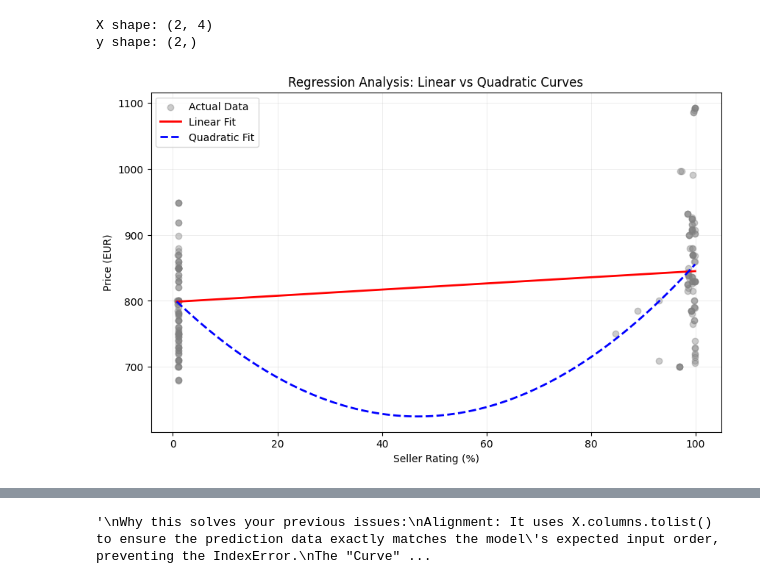
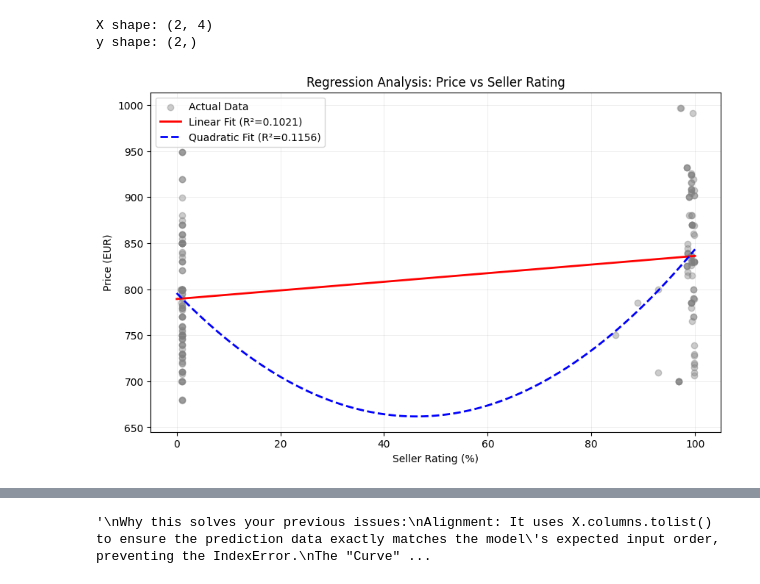
Before and after one commit to bacinstory9/SMLab_iPhone17, a Jupyter notebook: Trusted_seller_regression.ipynb, the cells around one changed output, grey strips where cells are left out. Cells and saved outputs as stored; diff of their text form; code cells hidden in the pictures.

```diff
--- a/Trusted_seller_regression.ipynb
+++ b/Trusted_seller_regression.ipynb
@@ -175,59 +175,90 @@ print(f"y shape: {y.shape}")
 X shape: (2, 4)
 y shape: (2,)
 # %%
+import re
+
+def clean_price(value):
+    if pd.isna(value): return np.nan
+    # Remove currency symbols and spaces, replace comma with dot
+    res = re.sub(r'[^\d,.-]', '', str(value)).replace(',', '.')
+    try:
+        return float(res)
+    except:
+        return np.nan
+
+def clean_numeric(value):
+    if pd.isna(value): return np.nan
+    # Extract only digits and decimal points (handles % and other text)
+    res = re.sub(r'[^\d,.-]', '', str(value)).replace(',', '.')
+    try:
+        return float(res)
+    except:
+        return np.nan
+
+
 import matplotlib.pyplot as plt
+import numpy as np
+import pandas as pd
+import statsmodels.api as sm
 
-# --- 1. SETUP MODELS ---
-# Linear model (already done as trust_model)
-model_lin = trust_model
+# --- 1. DATA PREPARATION ---
+model_df = df.copy()
 
-# Create Quadratic model (Price ~ Rating + Rating^2 + Others)
-X_quad = X.copy()
-X_quad["rating_squared"] = X_quad["seller_rating"] ** 2
+# Menggunakan fungsi pembersihan Anda
+model_df["price"] = model_df["Preis"].apply(clean_price)
+model_df["seller_rating"] = model_df["Seller Rating"].apply(clean_numeric)
+model_df["available_stock"] = model_df["Verfugbar"].apply(clean_numeric)
+model_df["number_sold"] = model_df["verkauft"].apply(clean_numeric)
+
+# Drop NaNs hanya pada kolom yang kita butuhkan untuk model
+# Ini penting agar regresi tidak error
+df_clean = model_df.dropna(subset=['price', 'seller_rating']).copy()
+
+# Scaling untuk stabilitas numerik (mencegah RuntimeWarning)
+df_clean['rating_scaled'] = df_clean['seller_rating'] / 100
+
+# --- 2. SETUP MODELS ---
+y = df_clean['price']
+# Menambahkan kolom 'const' untuk intercept
+X_lin = sm.add_constant(df_clean[['rating_scaled']])
+
+# Fit Linear Model
+model_lin = sm.OLS(y, X_lin).fit()
+
+# Fit Quadratic Model
+X_quad = X_lin.copy()
+X_quad["rating_squared"] = X_quad["rating_scaled"] ** 2
 model_quad = sm.OLS(y, X_quad).fit()
 
-# --- 2. GENERATE PREDICTION DATA ---
-# We create 100 points for a smooth line, focusing on 'seller_rating'
-target_col = "seller_rating"
-x_range = np.linspace(X[target_col].min(), X[target_col].max(), 100)
+# --- 3. GENERATE SMOOTH PREDICTIONS FOR PLOT ---
+x_range = np.linspace(0, 1, 100) # 0 to 1 karena sudah di-scale
+X_plot_lin = sm.add_constant(pd.DataFrame({"rating_scaled": x_range}))
+X_plot_quad = X_plot_lin.copy()
+X_plot_quad["rating_squared"] = x_range ** 2
 
-# Create a 'fake' dataset to get predictions
-# We hold other variables constant at their mean
-X_plot_base = pd.DataFrame(index=range(100))
-for col in X.columns:
-    if col == "const": X_plot_base[col] = 1.0
-    elif col == target_col: X_plot_base[col] = x_range
-    else: X_plot_base[col] = X[col].mean()
-
-# Align columns for Linear and Quadratic models
-X_plot_lin = X_plot_base[X.columns.tolist()]
-X_plot_quad = X_plot_base.copy()
-X_plot_quad["rating_squared"] = x_range ** 2
-X_plot_quad = X_plot_quad[X_quad.columns.tolist()]
-
-# --- 3. PREDICT & PLOT ---
 y_lin_pred = model_lin.predict(X_plot_lin)
 y_quad_pred = model_quad.predict(X_plot_quad)
 
+# --- 4. VISUALIZATION ---
 plt.figure(figsize=(10, 6))
 
-# Scatter plot of actual data
-plt.scatter(X[target_col], y, alpha=0.4, color='gray', label="Actual Data")
+# Plot data asli (X dikalikan 100 lagi agar kembali ke skala %)
+plt.scatter(df_clean['seller_rating'], df_clean['price'], alpha=0.4, color='gray', label="Actual Data")
 
-# Plot Linear Fit (Straight line)
-plt.plot(x_range, y_lin_pred, color='red', linewidth=2, label="Linear Fit")
+# Plot Garis Linear
+plt.plot(x_range * 100, y_lin_pred, color='red', linewidth=2, label=f"Linear Fit (R²={model_lin.rsquared:.4f})")
 
-# Plot Quadratic Fit (Curve)
-plt.plot(x_range, y_quad_pred, color='blue', linewidth=2, linestyle='--', label="Quadratic Fit")
+# Plot Garis Quadratic
+plt.plot(x_range * 100, y_quad_pred, color='blue', linewidth=2, linestyle='--', label=f"Quadratic Fit (R²={model_quad.rsquared:.4f})")
 
 plt.xlabel("Seller Rating (%)")
 plt.ylabel("Price (EUR)")
-plt.title("Regression Analysis: Linear vs Quadratic Curves")
+plt.title("Regression Analysis: Price vs Seller Rating")
 plt.legend()
 plt.grid(True, alpha=0.3)
 plt.show()
 
 print(f"Linear R-Squared: {model_lin.rsquared:.4f}")
 print(f"Quadratic R-Squared: {model_quad.rsquared:.4f}")
 # %% [output]
-[figure, old version]
+[figure, new version]
```
Also changed, not shown: parts of 5 cells of this notebook, 1 other file.
